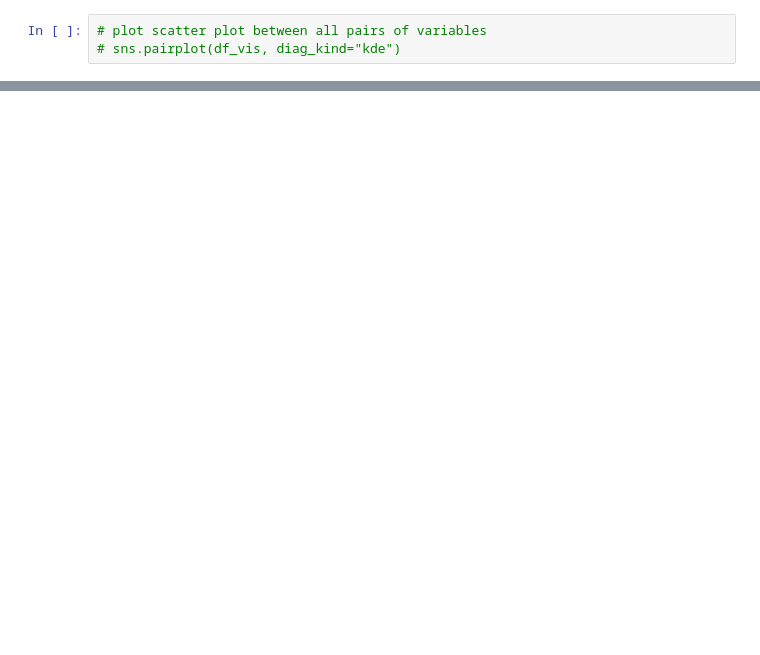
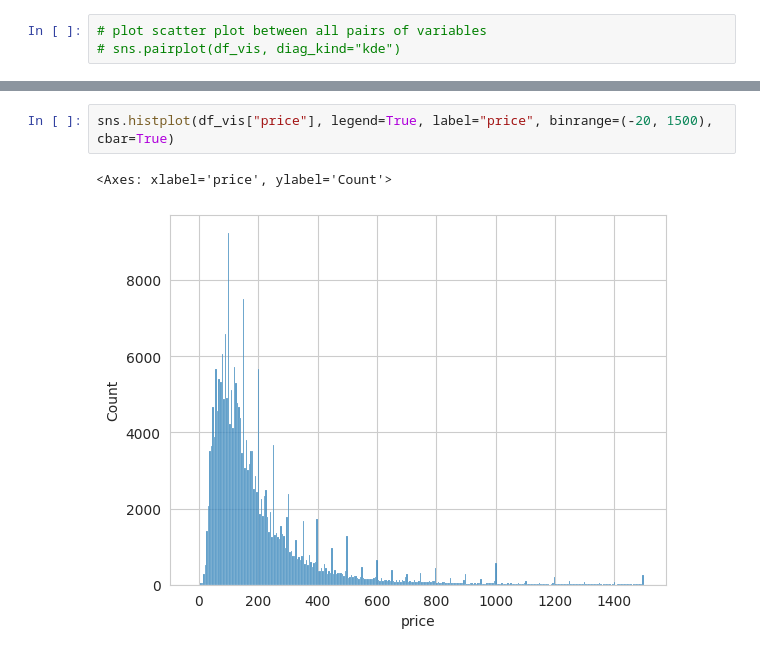
Before and after one commit to aboueleyes/limitation-game, a Jupyter notebook: main.ipynb, the cells around one changed output, grey strips where cells are left out. Drawn from its saved outputs; the diff is of its cells as text; blank space fills up the shorter version.

```diff
--- a/main.ipynb
+++ b/main.ipynb
@@ -109,0 +126,5 @@ sns.kdeplot(data=df_vis, x="price", y="room_type", fill=True)
+# %%
+sns.histplot(df_vis["price"], legend=True, label="price", binrange=(-20, 1500), cbar=True)
+# %% [output]
+<Axes: xlabel='price', ylabel='Count'>
+[figure, added]
```
Also changed, not shown: parts of 60 cells of this notebook.
